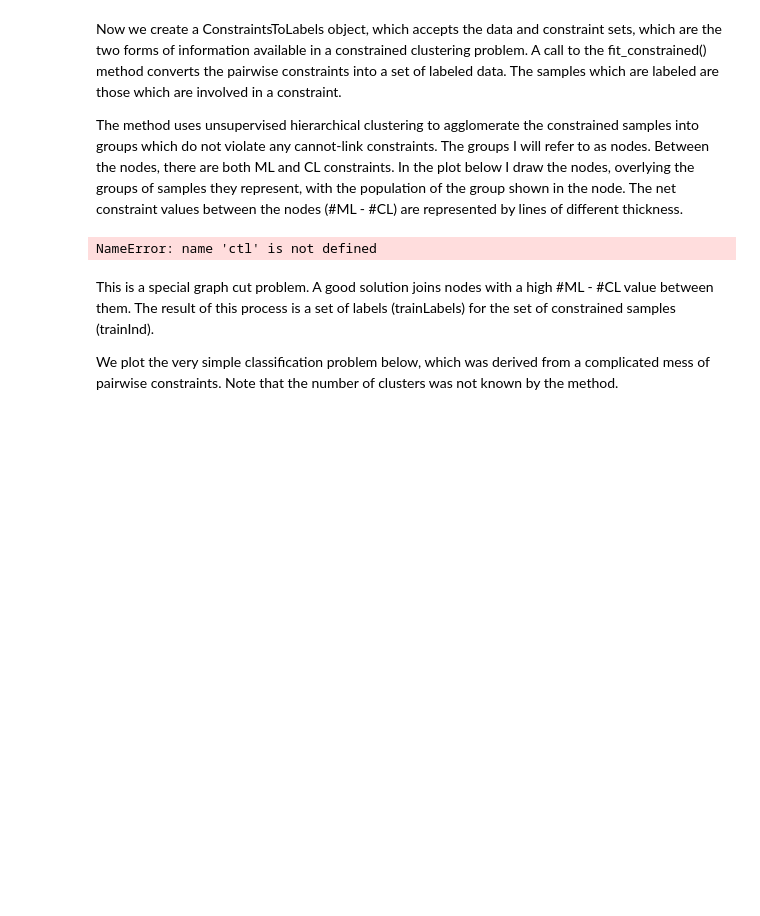
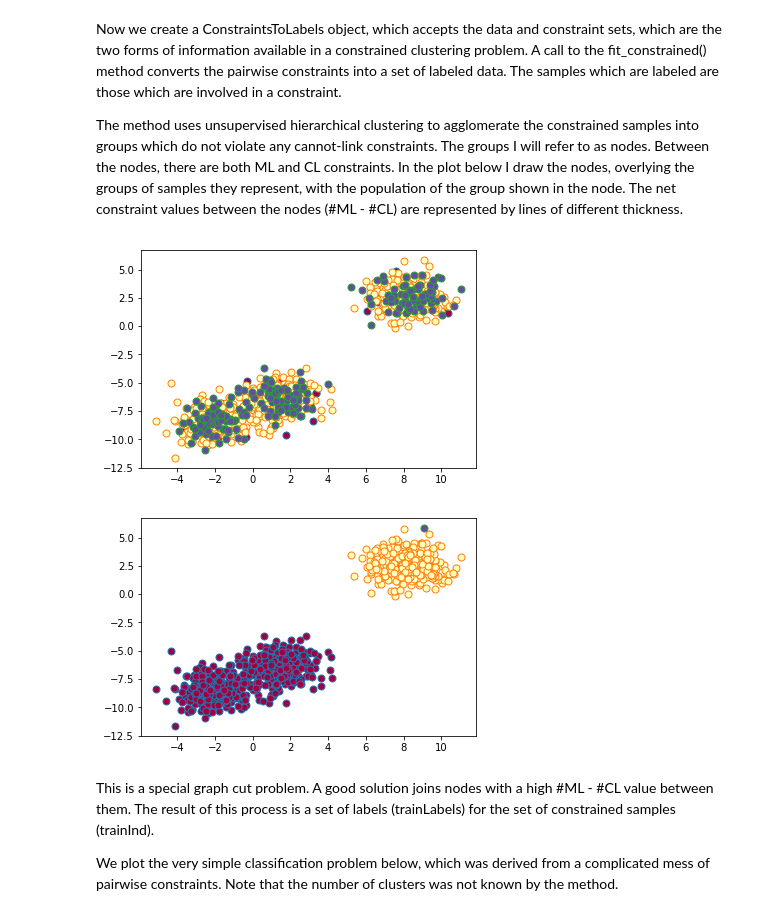
Before and after one commit to ekrim/robust-clust, a Jupyter notebook: examples/constrained_clustering.ipynb, the cells around one changed output. Drawn from its saved outputs; the diff is of its cells as text; code cells hidden in the pictures; blank space fills up the shorter version.

```diff
--- a/examples/constrained_clustering.ipynb
+++ b/examples/constrained_clustering.ipynb
@@ -34,15 +34,19 @@ plot_constraints(data, labels=labels, constraint_mat=constraint_mat)
 Now we create a ConstraintsToLabels object, which accepts the data and constraint sets, which are the two forms of information available in a constrained clustering problem. A call to the fit_constrained() method  converts the pairwise constraints into a set of labeled data. The samples which are labeled are those which are involved in a constraint.
 
 The method uses unsupervised hierarchical clustering to agglomerate the constrained samples into groups which do not violate any cannot-link constraints. The groups I will refer to as nodes. Between the nodes, there are both ML and CL constraints. In the plot below I draw the nodes, overlying the groups of samples they represent, with the population of the group shown in the node. The net constraint values between the nodes (#ML - #CL) are represented by lines of different thickness.
-# %%
-ctlObj = ctl.ConstraintsToLabels(data=data,
-                                 constraintMat=constraintMat)
-ctlObj.fit_constrained()
-
-trainLabels = ctlObj.labelSet
-trainInd = ctlObj.constrainedSamps
-# %% [output]
-NameError: name 'ctl' is not defined
+# %%
+cc1 = E2CP(n_clusters=n_clusters, constraint_mat=constraint_mat)
+cc1.fit_constrained(data)
+
+plot_constraints(data, labels=cc1.labels)
+
+cc2 = SpectralLearning(n_clusters=n_clusters, constraint_mat=constraint_mat)
+cc2.fit_constrained(data)
+
+plot_constraints(data, labels=cc2.labels)
+# %% [output]
+[figure, added]
+[figure, added]
 # %% [markdown]
 This is a special graph cut problem. A good solution joins nodes with a high #ML - #CL value between them. The result of this process is a set of labels (trainLabels) for the set of constrained samples (trainInd).
 
```
Also changed, not shown: parts of 2 cells of this notebook, 5 other files.
